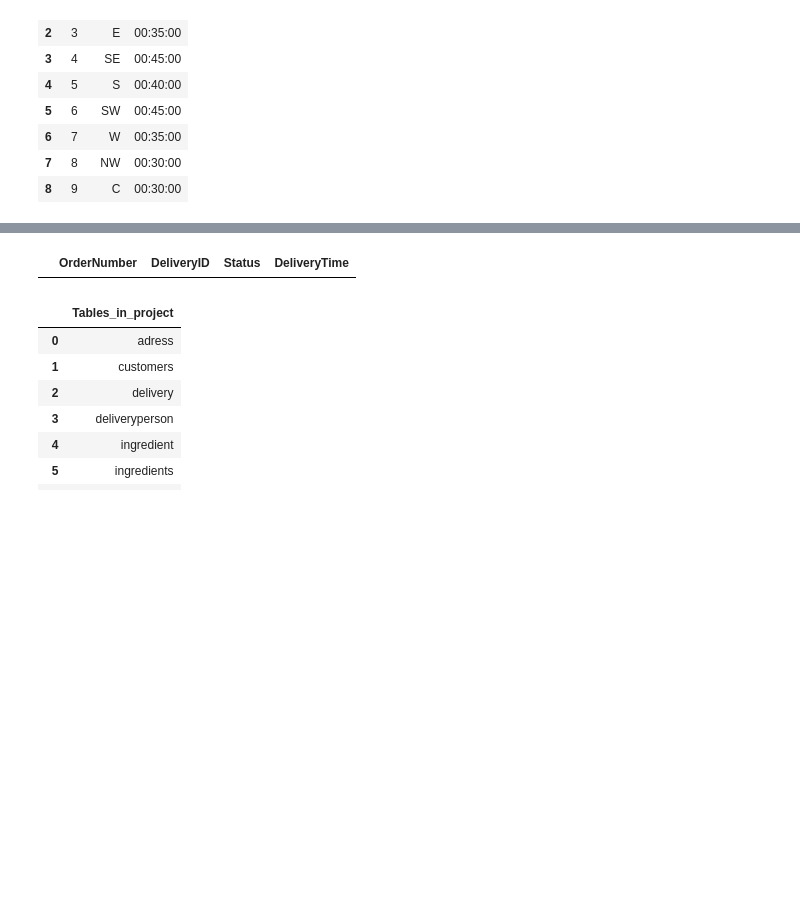
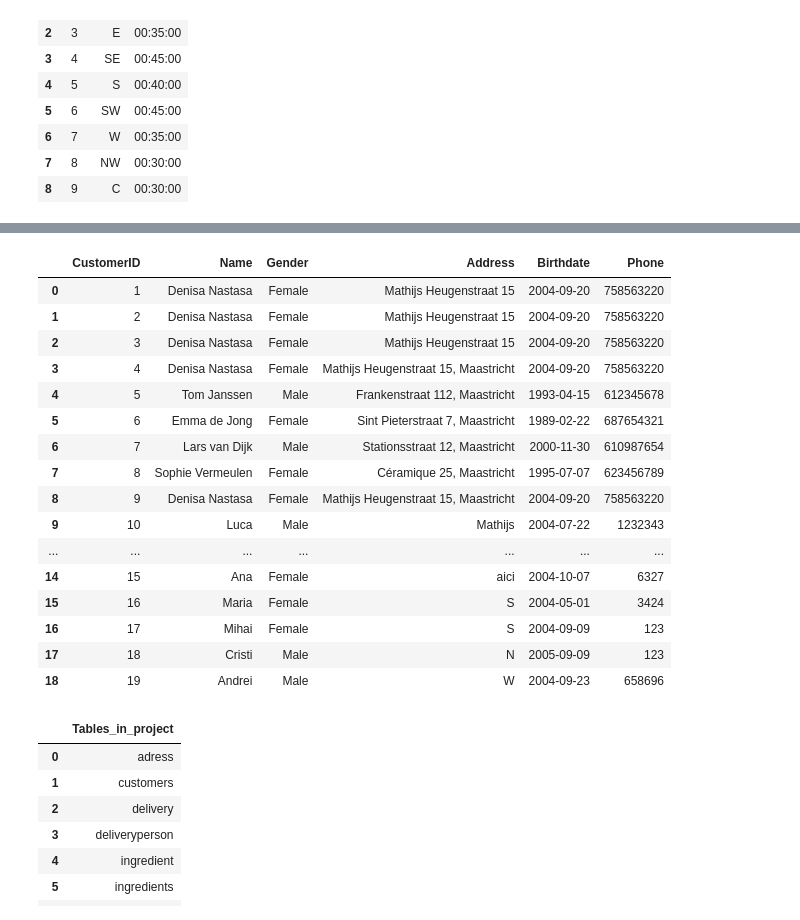
Before and after one commit to DenisaNst/DataBases, a Jupyter notebook: Project2.ipynb, the cells around one changed output, grey strips where cells are left out. Cells and saved outputs as stored; diff of their text form; code cells hidden in the pictures; blank space fills up the shorter version.

```diff
--- a/Project2.ipynb
+++ b/Project2.ipynb
@@ -430,8 +426,24 @@ SELECT * FROM OrderInfo;
 # %%
 %%sql
-SELECT * FROM Delivery;
+SELECT * FROM Customers;
 # %% [output]
-|  | OrderNumber | DeliveryID | Status | DeliveryTime |
+|  | CustomerID | Name | Gender | Address | Birthdate | Phone |
+| 0 | 1 | Denisa Nastasa | Female | Mathijs Heugenstraat 15 | 2004-09-20 | 758563220 |
+| 1 | 2 | Denisa Nastasa | Female | Mathijs Heugenstraat 15 | 2004-09-20 | 758563220 |
+| 2 | 3 | Denisa Nastasa | Female | Mathijs Heugenstraat 15 | 2004-09-20 | 758563220 |
+| 3 | 4 | Denisa Nastasa | Female | Mathijs Heugenstraat 15, Maastricht | 2004-09-20 | 758563220 |
+| 4 | 5 | Tom Janssen | Male | Frankenstraat 112, Maastricht | 1993-04-15 | 612345678 |
+| 5 | 6 | Emma de Jong | Female | Sint Pieterstraat 7, Maastricht | 1989-02-22 | 687654321 |
+| 6 | 7 | Lars van Dijk | Male | Stationsstraat 12, Maastricht | 2000-11-30 | 610987654 |
+| 7 | 8 | Sophie Vermeulen | Female | Céramique 25, Maastricht | 1995-07-07 | 623456789 |
+| 8 | 9 | Denisa Nastasa | Female | Mathijs Heugenstraat 15, Maastricht | 2004-09-20 | 758563220 |
+| 9 | 10 | Luca | Male | Mathijs | 2004-07-22 | 1232343 |
+| ... | ... | ... | ... | ... | ... | ... |
+| 14 | 15 | Ana | Female | aici | 2004-10-07 | 6327 |
+| 15 | 16 | Maria | Female | S | 2004-05-01 | 3424 |
+| 16 | 17 | Mihai | Female | S | 2004-09-09 | 123 |
+| 17 | 18 | Cristi | Male | N | 2005-09-09 | 123 |
+| 18 | 19 | Andrei | Male | W | 2004-09-23 | 658696 |
 # %%
 %%sql
 INSERT INTO DeliveryPerson(AssignedArea, Availability) VALUES ('N', 'Available'),
```
Also changed, not shown: parts of 6 cells of this notebook, 3 other files.
